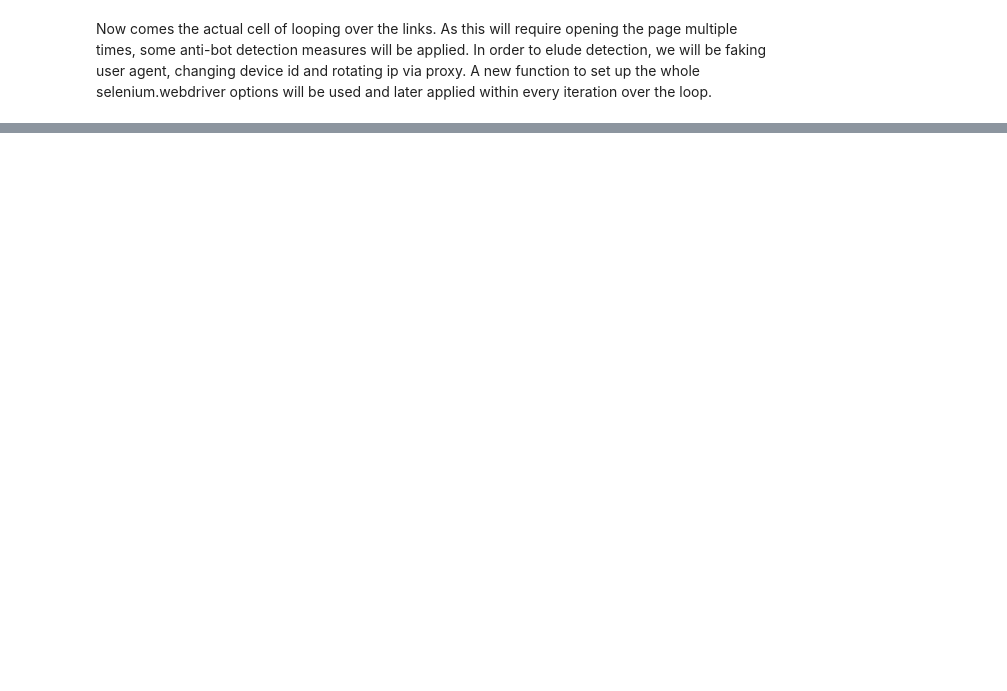
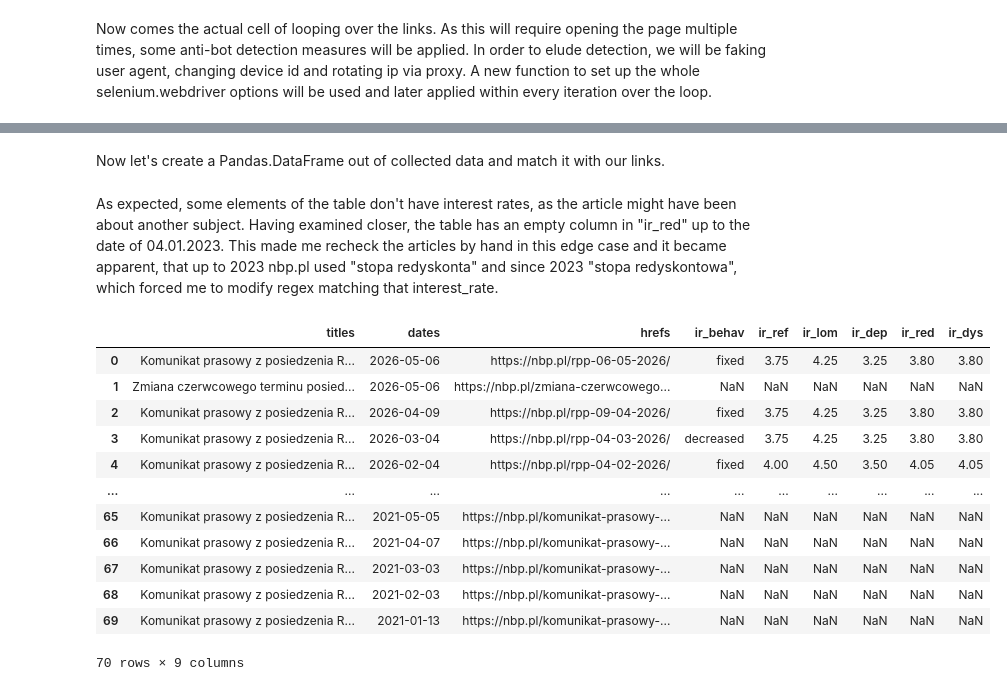
Before and after one commit to congiu-w/web-scraping, a Jupyter notebook: project.ipynb, the cells around one changed output, grey strips where cells are left out. Drawn from its saved outputs; the diff is of its cells as text; code cells hidden in the pictures; blank space fills up the shorter version.

```diff
--- a/project.ipynb
+++ b/project.ipynb
@@ -78,15 +106,15 @@ One of the challenges is that the webpage of news' archive of nbp.pl displays on
 # %%
-# lists for collected links, titles, dates
+#lists for collected links, titles, dates, later used to create Pandas.DataFrame
 hrefs = []
 titles = []
 dates = []
 count = 0
 
-number_of_pages_to_scrape = 2
+number_of_pages_to_scrape = 129
 
 for page in range(1,number_of_pages_to_scrape+1):
     print(f"scraping page {page}/{number_of_pages_to_scrape}")
-
+    WebDriverWait(driver, 20).until(EC.presence_of_element_located((By.CLASS_NAME, "entry")))
     #refinding elements on current results' page
     tags = driver.find_elements(By.CLASS_NAME, "entry")
 
@@ -112,6 +140,10 @@ for page in range(1,number_of_pages_to_scrape+1):
         #handling exceptions so that the loop doesn't break down if any error occurs
         except Exception as e:
             print(f"Exception {e}")
+            with open("errors.log", "a") as file:
+                file.write(f"page {page}/{number_of_pages_to_scrape}\n")
+                file.write(f"error {type(e).__name__}\n")
+                file.write(f"{e}\n")
 
 
     #clicking the next page number in order to load next set of searches
@@ -124,24 +156,28 @@ for page in range(1,number_of_pages_to_scrape+1):
     print(f"scraped page {page + 1}, clicking button to load searches on a page {next_page_num}")
 
     try:
+
         #finding the <a> part of code with class "page-link" containting the text of our desired next page to scrape
         next_button_xpath = f"//a[contains(@class, 'page-link') and text()='{next_page_num}']"
+        WebDriverWait(driver, 20).until(EC.visibility_of_element_located((By.XPATH, next_button_xpath)))
         next_button = driver.find_element(By.XPATH, next_button_xpath)
-
-        # PRO-TIP: Pagination buttons are usually at the bottom.
-        # Scrolling to it prevents errors where a floating footer blocks the click.
-        #driver.execute_script("arguments[0].scrollIntoView(true);", next_button)
-        time.sleep(np.random.gamma(1, 3)) # Brief pause to let the scroll finish
+        driver.execute_script("arguments[0].scrollIntoView(true);", next_button)
+        time.sleep(2 + np.random.gamma(1, 3))
 
         #clicking the next pagae button
         next_button.click()
 
         #waiting for old results to disappear and new to appear
-        time.sleep(1 + np.random.gamma(1, 3))
+        time.sleep(2+np.random.gamma(1, 3))
+
 
     #exiting the loop if an error occured
     except Exception as e:
         print(f"failed to click button for page {next_page_num}")
+        with open("errors.log", "a") as file:
+            file.write(f"page {page}/{number_of_pages_to_scrape}\n")
+            file.write(f"error {type(e).__name__}\n")
+            file.write(f"{e}\n")
         break
 
-print(f"\nExtraction complete! Successfully collected {len(titles)} articles.")
+print(f"job complete, scraped {len(titles)}")
@@ -398,0 +482,2 @@ KeyboardInterrupt:
+# %% [markdown]
+Now let's create a Pandas.DataFrame out of collected data and match it with our links.
@@ -398,0 +487,19 @@ KeyboardInterrupt:
+# %% [markdown]
+As expected, some elements of the table don't have interest rates, as the article might have been about another subject. Having examined closer, the table has an empty column in "ir_red" up to the date of 04.01.2023. This made me recheck the articles by hand in this edge case and it became apparent, that up to 2023 nbp.pl used "stopa redyskonta" and since 2023 "stopa redyskontowa", which forced me to modify regex matching that interest_rate.
+# %%
+df_rpp.to_csv("df_rpp.csv")
+df_rpp
+# %% [output]
+|  | titles | dates | hrefs | ir_behav | ir_ref | ir_lom | ir_dep | ir_red | ir_dys |
+| 0 | Komunikat prasowy z posiedzenia R... | 2026-05-06 | https://nbp.pl/rpp-06-05-2026/ | fixed | 3.75 | 4.25 | 3.25 | 3.80 | 3.80 |
+| 1 | Zmiana czerwcowego terminu posied... | 2026-05-06 | https://nbp.pl/zmiana-czerwcowego... | NaN | NaN | NaN | NaN | NaN | NaN |
+| 2 | Komunikat prasowy z posiedzenia R... | 2026-04-09 | https://nbp.pl/rpp-09-04-2026/ | fixed | 3.75 | 4.25 | 3.25 | 3.80 | 3.80 |
+| 3 | Komunikat prasowy z posiedzenia R... | 2026-03-04 | https://nbp.pl/rpp-04-03-2026/ | decreased | 3.75 | 4.25 | 3.25 | 3.80 | 3.80 |
+| 4 | Komunikat prasowy z posiedzenia R... | 2026-02-04 | https://nbp.pl/rpp-04-02-2026/ | fixed | 4.00 | 4.50 | 3.50 | 4.05 | 4.05 |
+| ... | ... | ... | ... | ... | ... | ... | ... | ... | ... |
+| 65 | Komunikat prasowy z posiedzenia R... | 2021-05-05 | https://nbp.pl/komunikat-prasowy-... | NaN | NaN | NaN | NaN | NaN | NaN |
+| 66 | Komunikat prasowy z posiedzenia R... | 2021-04-07 | https://nbp.pl/komunikat-prasowy-... | NaN | NaN | NaN | NaN | NaN | NaN |
+| 67 | Komunikat prasowy z posiedzenia R... | 2021-03-03 | https://nbp.pl/komunikat-prasowy-... | NaN | NaN | NaN | NaN | NaN | NaN |
+| 68 | Komunikat prasowy z posiedzenia R... | 2021-02-03 | https://nbp.pl/komunikat-prasowy-... | NaN | NaN | NaN | NaN | NaN | NaN |
+| 69 | Komunikat prasowy z posiedzenia R... | 2021-01-13 | https://nbp.pl/komunikat-prasowy-... | NaN | NaN | NaN | NaN | NaN | NaN |
+70 rows × 9 columns
```
Also changed, not shown: parts of 25 cells of this notebook.
